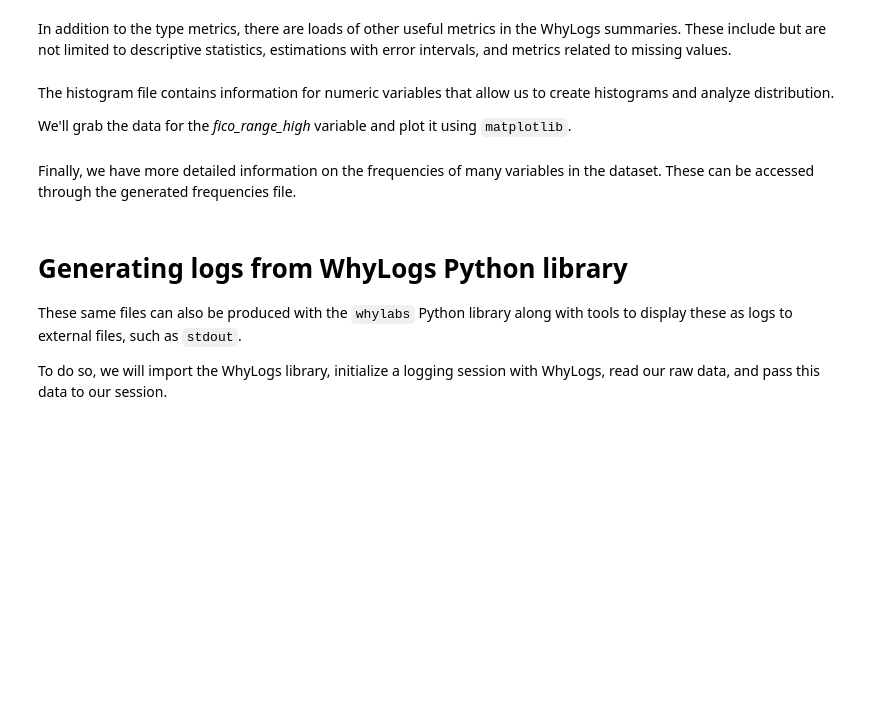
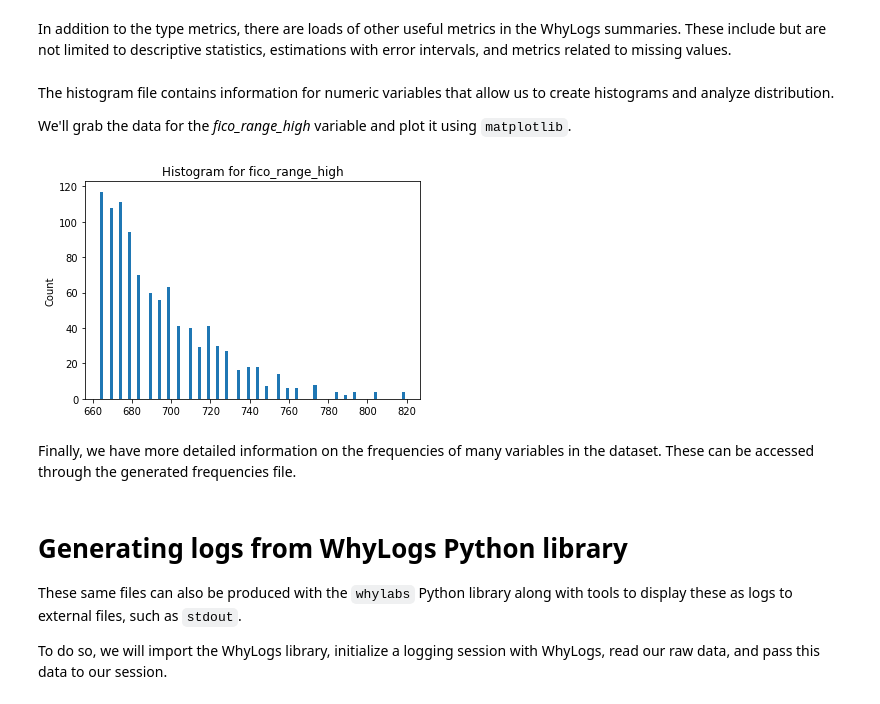
Before and after one commit to whylabs/whylogs, a Jupyter notebook: notebooks/LogAnalysis.ipynb, the cells around one changed output. Cells and saved outputs as stored; diff of their text form; code cells hidden in the pictures; blank space fills up the shorter version.

```diff
--- a/notebooks/LogAnalysis.ipynb
+++ b/notebooks/LogAnalysis.ipynb
@@ -57,14 +67,21 @@ The histogram file contains information for numeric variables that allow us to c
 
 We'll grab the data for the *fico_range_high* variable and plot it using `matplotlib`.
 # %%
-histograms = pd.read_csv(os.path.join(summary_dir, ""))
+# TODO:
+#histograms = pd.read_csv(os.path.join(summary_dir, ""))
 
 # See one of the inspected histograms
-bins = histograms['fico_range_high']['bin_edges']
-n = histograms['fico_range_high']['counts']
+variable = "fico_range_high"
+bins = histograms[variable]['bin_edges']
+n = histograms[variable]['counts']
 bin_width = np.diff(bins)
 
 plt.bar(bins[0:-1], n, bin_width, align='edge')
+plt.title("Histogram for "+variable)
+plt.ylabel("Count")
+plt.show()
+# %% [output]
+[figure, added]
 # %% [markdown]
 Finally, we have more detailed information on the frequencies of many variables in the dataset. These can be accessed through the generated frequencies file.
 # %%
```
Also changed, not shown: parts of 11 cells of this notebook.
